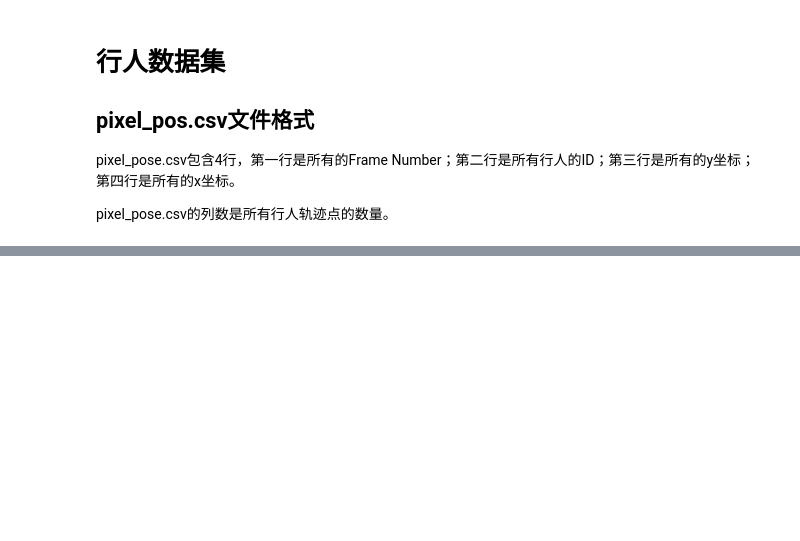
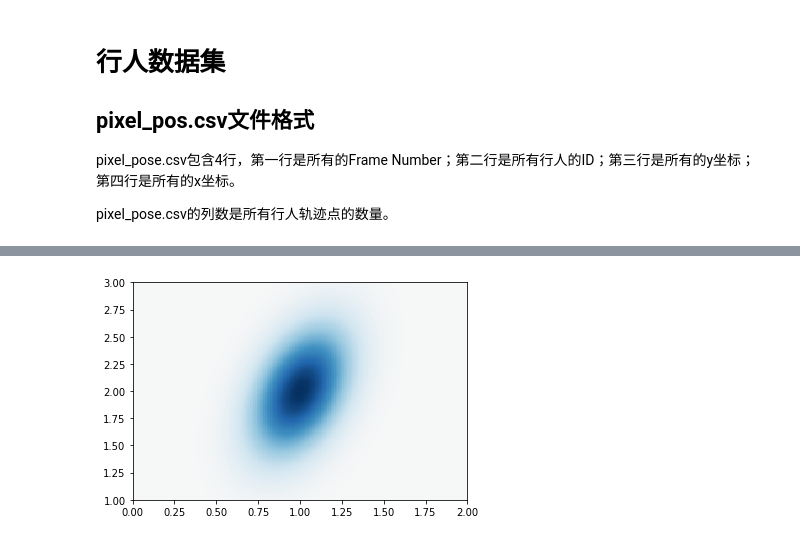
Before and after one commit to YoungTimes/GNN, a Jupyter notebook: Social-LSTM/social_lstm.ipynb, the cells around one changed output, grey strips where cells are left out. Saved outputs shown, nothing was run; the diff lists cells and outputs as text; code cells hidden in the pictures; blank space fills up the shorter version.

```diff
--- a/Social-LSTM/social_lstm.ipynb
+++ b/Social-LSTM/social_lstm.ipynb
@@ -44,18 +8,0 @@ format traj:
-# %%
-import tensorflow as tf
-
-batch_size = 3
-sentence_max_length = 5
-n_features = 2
-new_shape = (batch_size, sentence_max_length, n_features)
-x = tf.constant(np.reshape(np.arange(30), new_shape), dtype = tf.float32)
-
-print(x)
-
-inputs = tf.split(x, sentence_max_length, 1)
-
-print(inputs)
-
-inputs = [tf.squeeze(input_, [1]) for input_ in inputs]
-
-print(inputs)
@@ -79,0 +129,34 @@ array([[ 8.,  9.],
+# %%
+import matplotlib.pyplot as plt
+import numpy as np
+from scipy.stats import kde
+from scipy.stats import multivariate_normal
+
+def draw_heatmap(mux, muy, sx, sy, rho, bound = 1.0):
+    x, y = np.meshgrid(np.linspace(mux - bound, mux + bound, 200),
+                       np.linspace(muy - bound, muy + bound, 200))
+
+    mean = [mux, muy]
+
+    # Extract covariance matrix
+    cov = [[sx * sx, rho * sx * sy], [rho * sx * sy, sy * sy]]
+
+    gaussian = multivariate_normal(mean = mean, cov = cov)
+    d = np.dstack([x, y])
+    z = gaussian.pdf(d)
+
+    z_min, z_max = -np.abs(z).max(), np.abs(z).max()
+
+    fig,ax = plt.subplots()
+
+    ax.pcolormesh(x, y, z, cmap='RdBu', vmin=z_min, vmax=z_max)
+    # ax.set_title('pcolormesh')
+
+    # ax.axis([x.min(), x.max(), y.min(), y.max()])
+    #fig.colorbar(c, ax=ax)
+
+    plt.show()
+
+draw_heatmap(1.0, 2.0, 0.2, 0.4, 0.4)
+# %% [output]
+[figure, added]
```
Also changed, not shown: parts of 4 cells of this notebook, 6 other files.
